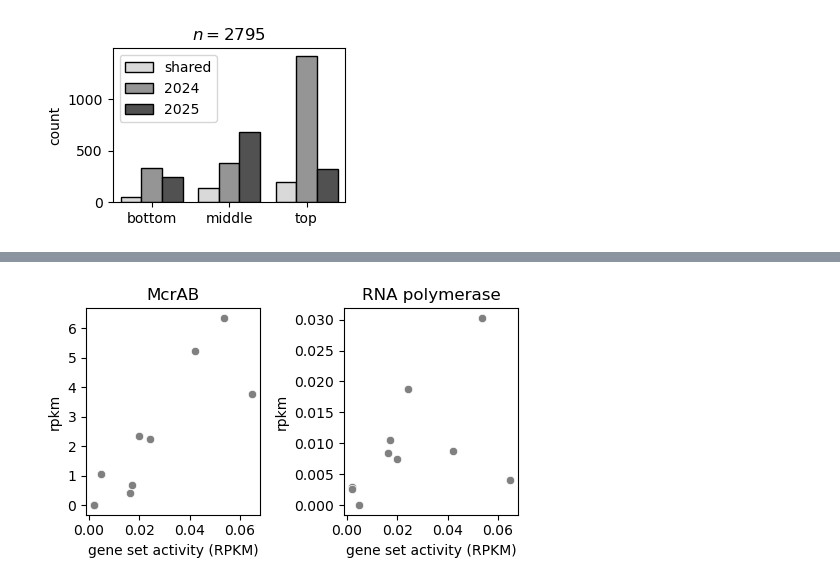
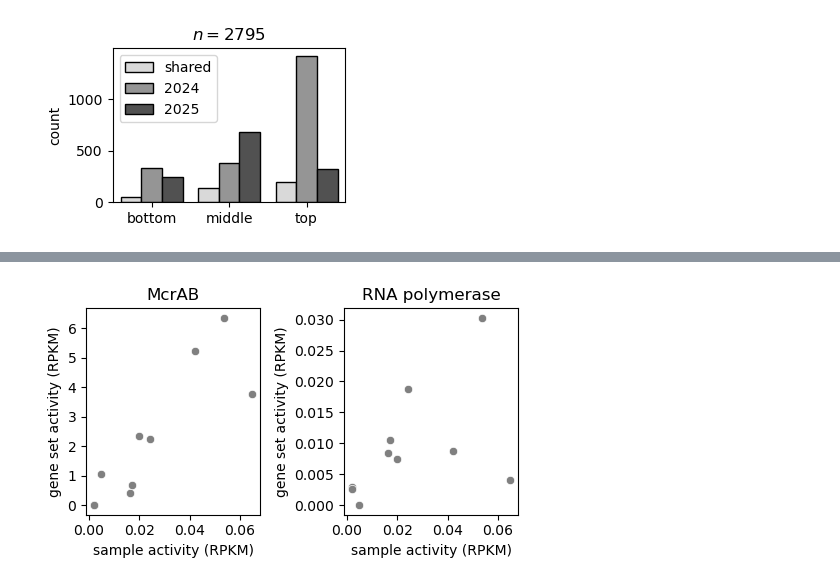
Before and after one commit to pipparichter/banfield, a Jupyter notebook: notebooks/sandbox-2.0.ipynb, the cells around one changed output, grey strips where cells are left out. Saved outputs shown, nothing was run; the diff lists cells and outputs as text; code cells hidden in the pictures.

```diff
--- a/notebooks/sandbox-2.0.ipynb
+++ b/notebooks/sandbox-2.0.ipynb
@@ -190,21 +200,21 @@ plot_gene_presence: Dropping 12 genes with no presence in any sample.
 # %%
-mcr_gene_ids = ['mp_18.1_2150', 'mp_18.1_2147']
+
 
 def plot_rpkm_correlation(gene_ids:list, genome_id:str='mp_18', ax=None, title:str=None):
     figure_df = metat_df[metat_df.gene_id.isin(gene_ids)].copy()
     figure_df = figure_df.groupby('sample_id').agg({'read_count':'sum', 'genome_size':'sum', 'library_size':'first'}).reset_index()
     figure_df['sample_rpkm'] = figure_df.sample_id.map(metat_agg_df[metat_agg_df.genome_id == genome_id].set_index('sample_id').rpkm)
     figure_df['rpkm'] = figure_df.read_count / (figure_df.genome_size / 1e3) / (figure_df.library_size / 1e6)
     sns.scatterplot(figure_df, x='sample_rpkm', y='rpkm', ax=ax, color='gray')
     ax.set_xlabel('sample activity (RPKM)')
-    ax.set_xlabel('gene set activity (RPKM)')
+    ax.set_ylabel('gene set activity (RPKM)')
     ax.set_title(title)
     return figure_df
 
 fig, axes = plt.subplots(figsize=(5, 3), ncols=2)
 plot_rpkm_correlation(mcr_gene_ids, ax=axes[0], title='McrAB')
 plot_rpkm_correlation(rnap_gene_ids, ax=axes[1], title='RNA polymerase')
 fig.tight_layout()
 plt.show()
 # %% [output]
-[figure, old version]
+[figure, new version]
```
Also changed, not shown: parts of 16 cells of this notebook, 2 other files.
